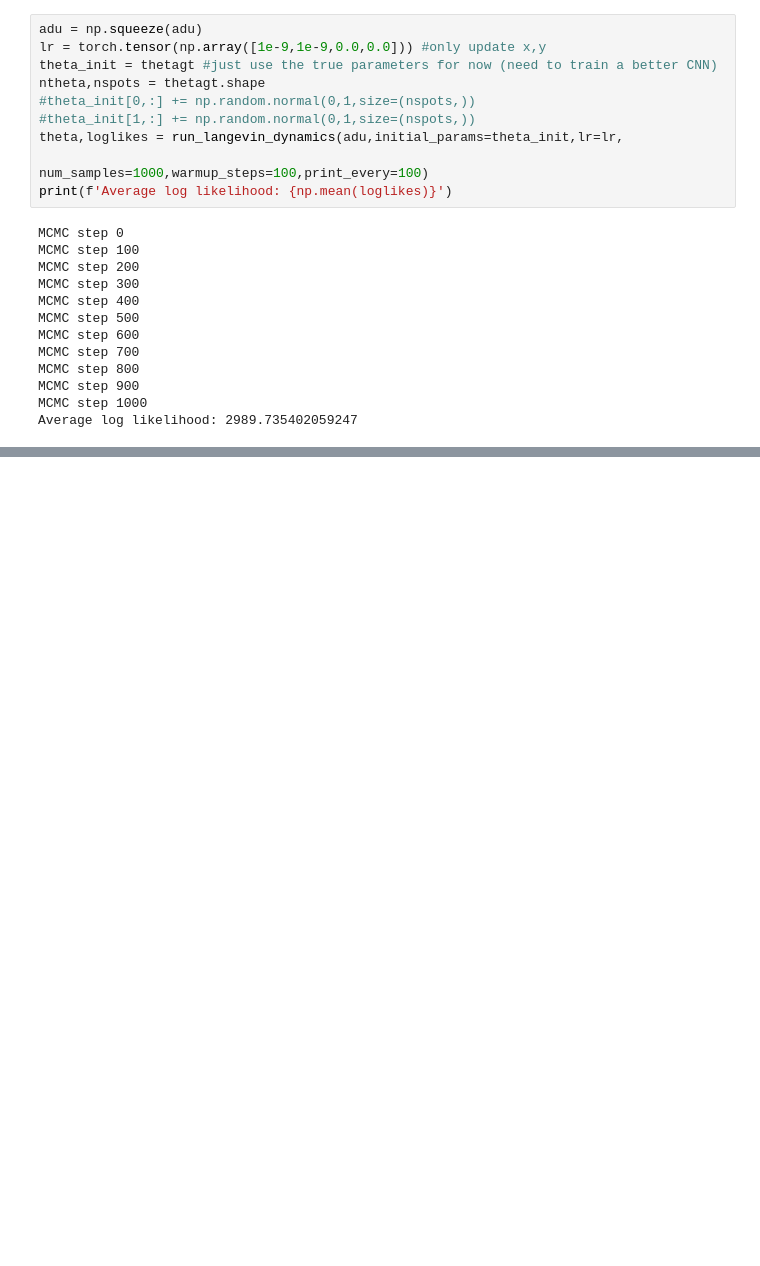
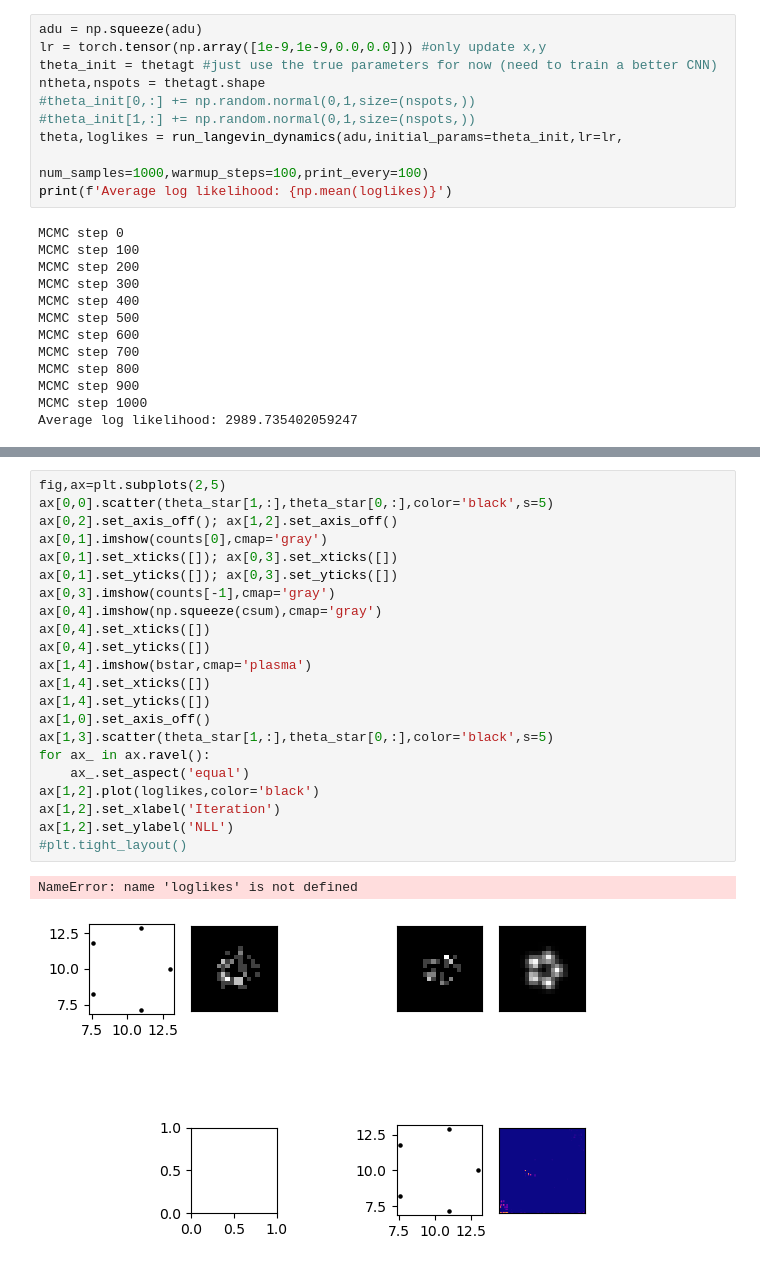
Before and after one commit to cwseitz/DDLM, a Jupyter notebook: SPICE/mains/basics.ipynb, the cells around one changed output, grey strips where cells are left out. Drawn from its saved outputs; the diff is of its cells as text; blank space fills up the shorter version.

```diff
--- a/SPICE/mains/basics.ipynb
+++ b/SPICE/mains/basics.ipynb
@@ -100,0 +74,25 @@ plt.show()
+# %%
+fig,ax=plt.subplots(2,5)
+ax[0,0].scatter(theta_star[1,:],theta_star[0,:],color='black',s=5)
+ax[0,2].set_axis_off(); ax[1,2].set_axis_off()
+ax[0,1].imshow(counts[0],cmap='gray')
+ax[0,1].set_xticks([]); ax[0,3].set_xticks([])
+ax[0,1].set_yticks([]); ax[0,3].set_yticks([])
+ax[0,3].imshow(counts[-1],cmap='gray')
+ax[0,4].imshow(np.squeeze(csum),cmap='gray')
+ax[0,4].set_xticks([])
+ax[0,4].set_yticks([])
+ax[1,4].imshow(bstar,cmap='plasma')
+ax[1,4].set_xticks([])
+ax[1,4].set_yticks([])
+ax[1,0].set_axis_off()
+ax[1,3].scatter(theta_star[1,:],theta_star[0,:],color='black',s=5)
+for ax_ in ax.ravel():
+    ax_.set_aspect('equal')
+ax[1,2].plot(loglikes,color='black')
+ax[1,2].set_xlabel('Iteration')
+ax[1,2].set_ylabel('NLL')
+#plt.tight_layout()
+# %% [output]
+NameError: name 'loglikes' is not defined
+[figure, added]
```
Also changed, not shown: parts of 13 cells of this notebook, 1 other file.
